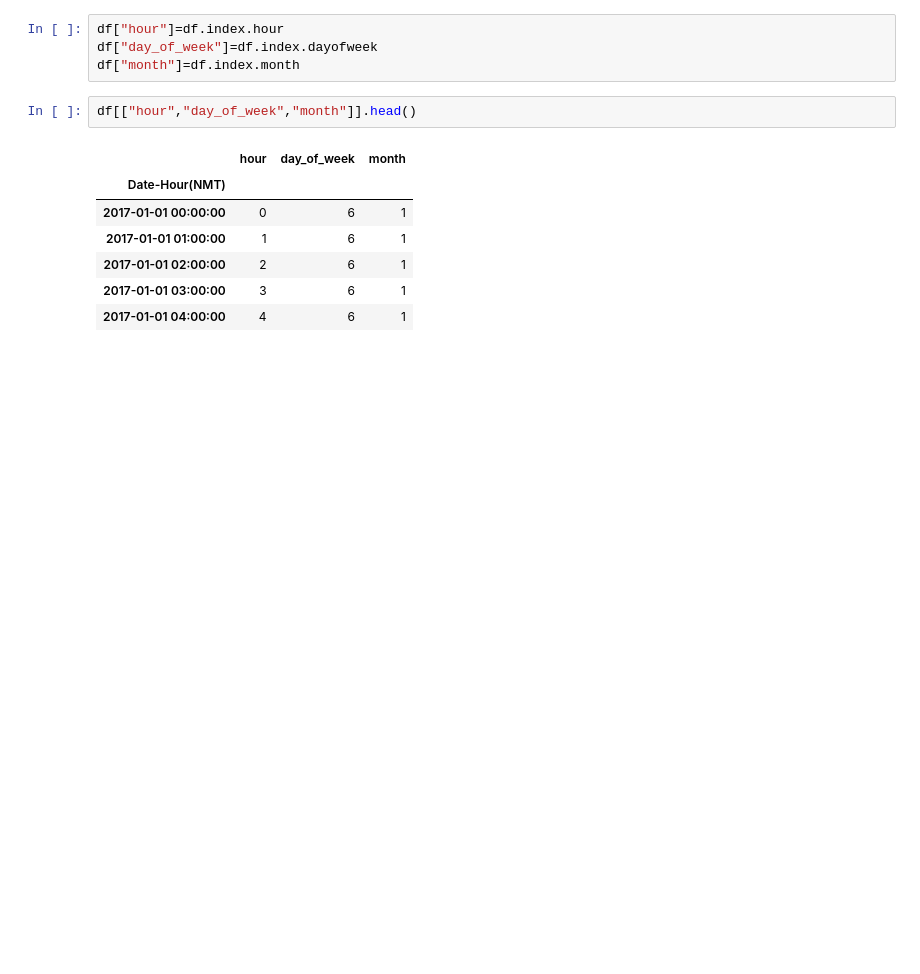
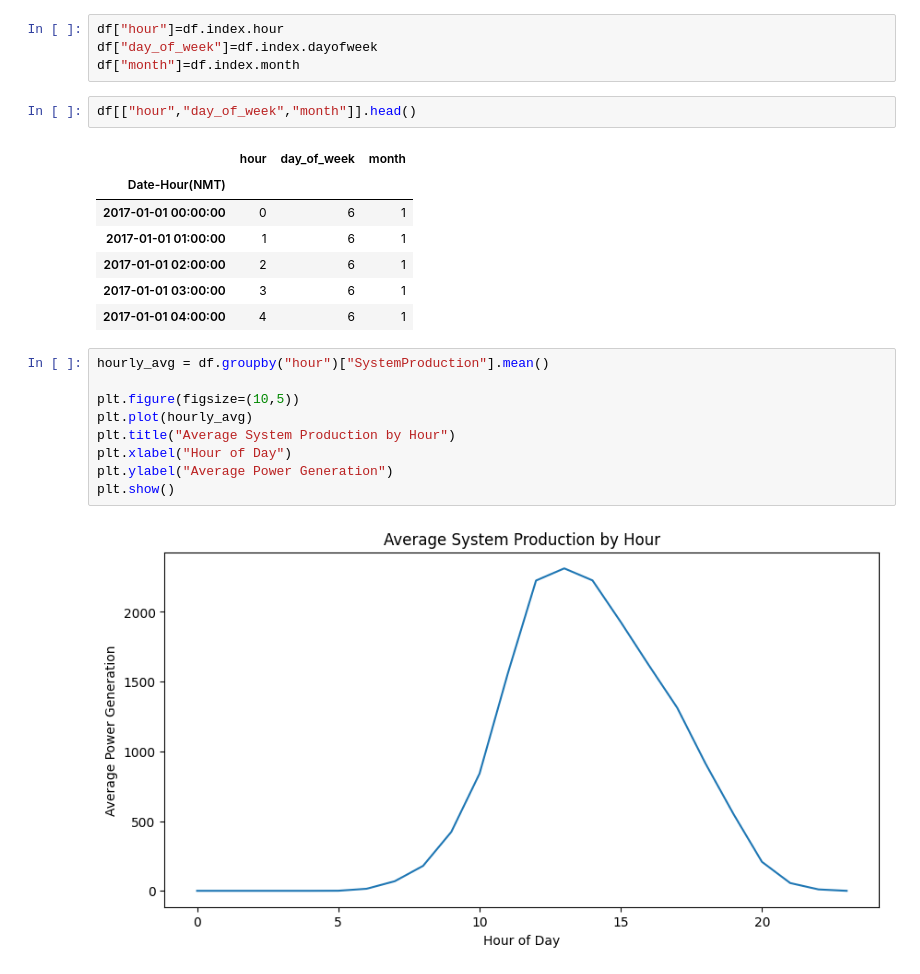
Before and after one commit to MAHEK-ops/solar-energy-forecasting-agent, a Jupyter notebook: notebooks/01_data_understanding.ipynb, the cells around one changed output. Drawn from its saved outputs; the diff is of its cells as text; blank space fills up the shorter version.

Commit message:
Analyzed seasonal patterns using hourly and monthly average production

```diff
--- a/notebooks/01_data_understanding.ipynb
+++ b/notebooks/01_data_understanding.ipynb
@@ -123,3 +123,14 @@ df[["hour","day_of_week","month"]].head()
 | 2017-01-01 02:00:00 | 2 | 6 | 1 |
 | 2017-01-01 03:00:00 | 3 | 6 | 1 |
 | 2017-01-01 04:00:00 | 4 | 6 | 1 |
+# %%
+hourly_avg = df.groupby("hour")["SystemProduction"].mean()
+
+plt.figure(figsize=(10,5))
+plt.plot(hourly_avg)
+plt.title("Average System Production by Hour")
+plt.xlabel("Hour of Day")
+plt.ylabel("Average Power Generation")
+plt.show()
+# %% [output]
+[figure, added]
```
Also changed, not shown: parts of 1 cell of this notebook.
